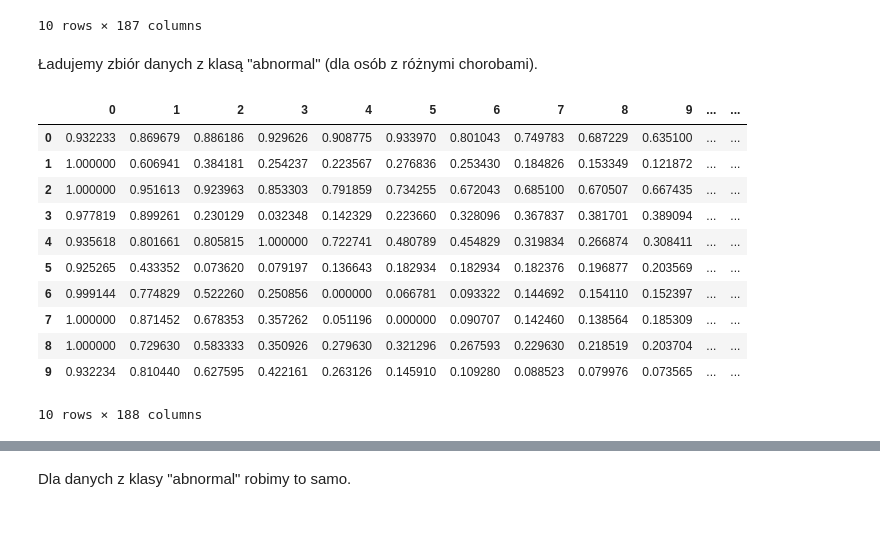
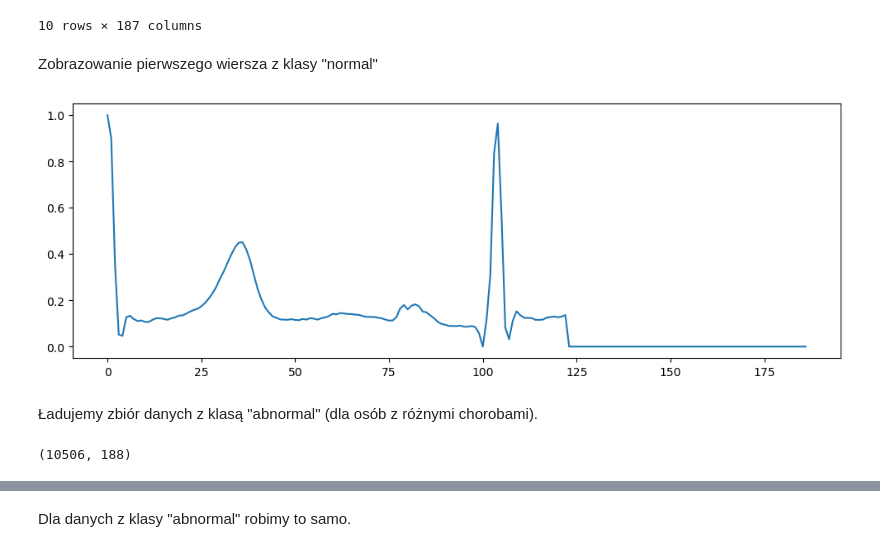
Before and after one commit to bartekbiz/ECD-Anomaly-Detection-Model, a Jupyter notebook: notebooks/ECD-Anomaly-Detection.ipynb, the cells around one changed output, grey strips where cells are left out. Drawn from its saved outputs; the diff is of its cells as text; code cells hidden in the pictures; blank space fills up the shorter version.

Commit message:
Add new charts and description at the beggining of notebook

```diff
--- a/notebooks/ECD-Anomaly-Detection.ipynb
+++ b/notebooks/ECD-Anomaly-Detection.ipynb
@@ -44,21 +48,18 @@ df_normal.head(10)
 | 8 | 1.000000 | 0.755102 | 0.135116 | 0.000000 | 0.285714 | 0.331457 | 0.256861 | 0.258269 | 0.253343 | 0.277270 | ... | ... |
 | 9 | 1.000000 | 0.706176 | 0.323144 | 0.101684 | 0.013724 | 0.222707 | 0.285714 | 0.295696 | 0.325016 | 0.350593 | ... | ... |
 10 rows × 187 columns
+# %% [markdown]
+Zobrazowanie pierwszego wiersza z klasy "normal"
+# %%
+plt.figure(figsize=(12,4))
+plt.plot(df_normal.iloc[0])
+plt.show()
+# %% [output]
+[figure, added]
 # %% [markdown]
 Ładujemy zbiór danych z klasą "abnormal" (dla osób z różnymi chorobami).
 # %%
 df_abnormal = pd.read_csv('../data/ptbdb_abnormal.csv',header=None)
-df_abnormal.head(10)
+df_abnormal.shape
 # %% [output]
-|  | 0 | 1 | 2 | 3 | 4 | 5 | 6 | 7 | 8 | 9 | ... | ... |
-| 0 | 0.932233 | 0.869679 | 0.886186 | 0.929626 | 0.908775 | 0.933970 | 0.801043 | 0.749783 | 0.687229 | 0.635100 | ... | ... |
-| 1 | 1.000000 | 0.606941 | 0.384181 | 0.254237 | 0.223567 | 0.276836 | 0.253430 | 0.184826 | 0.153349 | 0.121872 | ... | ... |
-| 2 | 1.000000 | 0.951613 | 0.923963 | 0.853303 | 0.791859 | 0.734255 | 0.672043 | 0.685100 | 0.670507 | 0.667435 | ... | ... |
-| 3 | 0.977819 | 0.899261 | 0.230129 | 0.032348 | 0.142329 | 0.223660 | 0.328096 | 0.367837 | 0.381701 | 0.389094 | ... | ... |
-| 4 | 0.935618 | 0.801661 | 0.805815 | 1.000000 | 0.722741 | 0.480789 | 0.454829 | 0.319834 | 0.266874 | 0.308411 | ... | ... |
-| 5 | 0.925265 | 0.433352 | 0.073620 | 0.079197 | 0.136643 | 0.182934 | 0.182934 | 0.182376 | 0.196877 | 0.203569 | ... | ... |
-| 6 | 0.999144 | 0.774829 | 0.522260 | 0.250856 | 0.000000 | 0.066781 | 0.093322 | 0.144692 | 0.154110 | 0.152397 | ... | ... |
-| 7 | 1.000000 | 0.871452 | 0.678353 | 0.357262 | 0.051196 | 0.000000 | 0.090707 | 0.142460 | 0.138564 | 0.185309 | ... | ... |
-| 8 | 1.000000 | 0.729630 | 0.583333 | 0.350926 | 0.279630 | 0.321296 | 0.267593 | 0.229630 | 0.218519 | 0.203704 | ... | ... |
-| 9 | 0.932234 | 0.810440 | 0.627595 | 0.422161 | 0.263126 | 0.145910 | 0.109280 | 0.088523 | 0.079976 | 0.073565 | ... | ... |
-10 rows × 188 columns
+(10506, 188)
```
Also changed, not shown: parts of 23 cells of this notebook.
